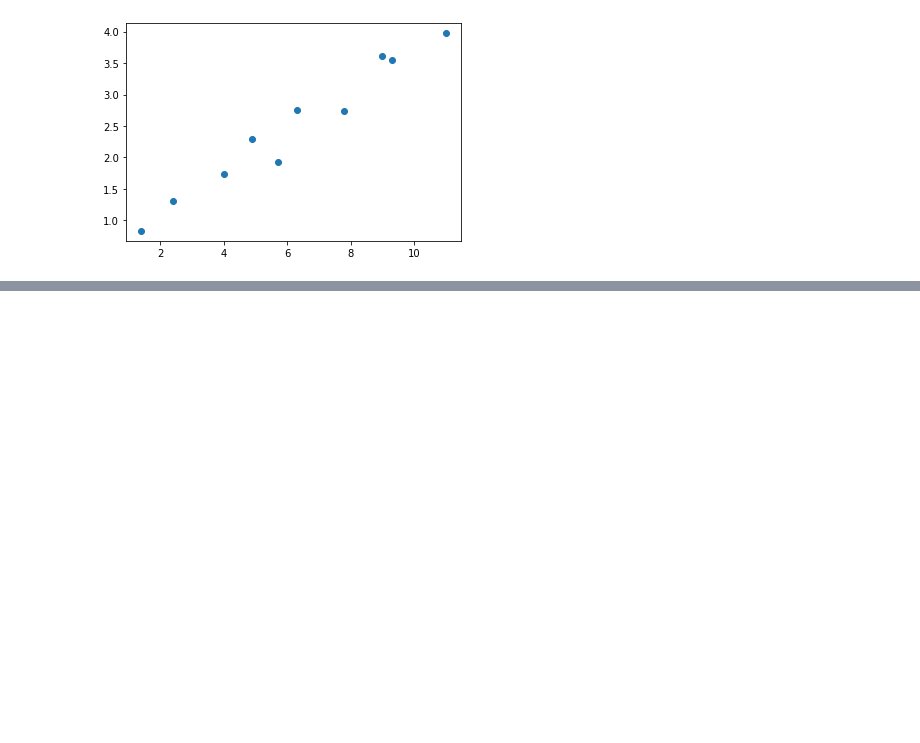
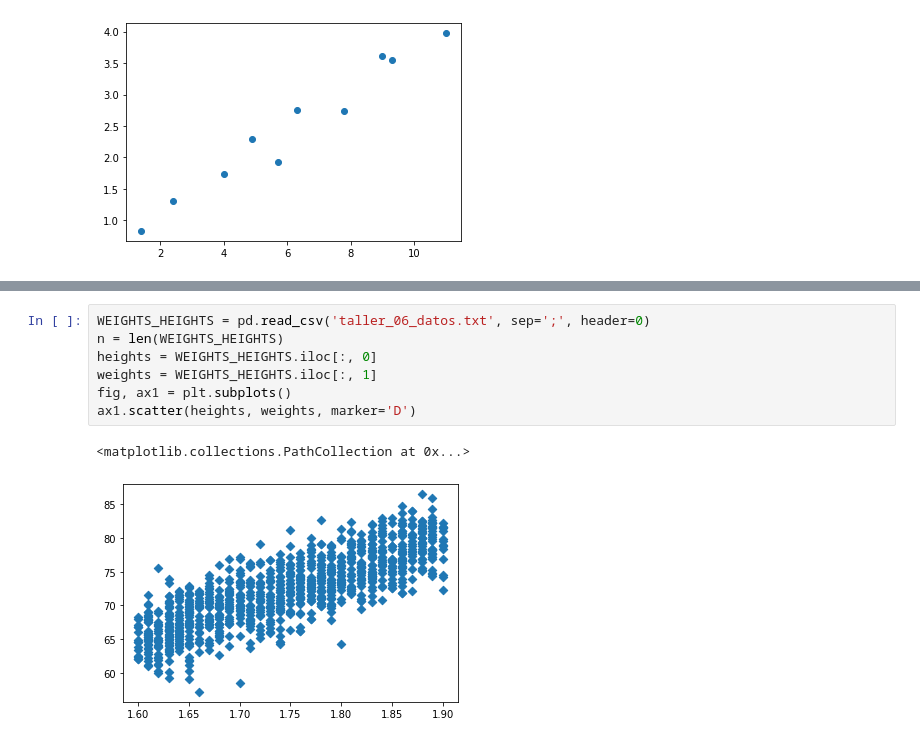
Before and after one commit to Camilo-neck/Probabilidad, a Jupyter notebook: Talleres/Taller 6/taller6.ipynb, the cells around one changed output, grey strips where cells are left out. Drawn from its saved outputs; the diff is of its cells as text; blank space fills up the shorter version.

Commit message:
Taller 5 - Taller 6

```diff
--- a/Talleres/Taller 6/taller6.ipynb
+++ b/Talleres/Taller 6/taller6.ipynb
@@ -48,0 +57,10 @@ c) Para esos datos es más conveniente utilizar x y ln(n) porque es más sencill
+# %%
+WEIGHTS_HEIGHTS = pd.read_csv('taller_06_datos.txt', sep=';', header=0)
+n = len(WEIGHTS_HEIGHTS)
+heights = WEIGHTS_HEIGHTS.iloc[:, 0]
+weights = WEIGHTS_HEIGHTS.iloc[:, 1]
+fig, ax1 = plt.subplots()
+ax1.scatter(heights, weights, marker='D')
+# %% [output]
+<matplotlib.collections.PathCollection at 0x...>
+[figure, added]
```
Also changed, not shown: parts of 7 cells of this notebook, 8 other files.
